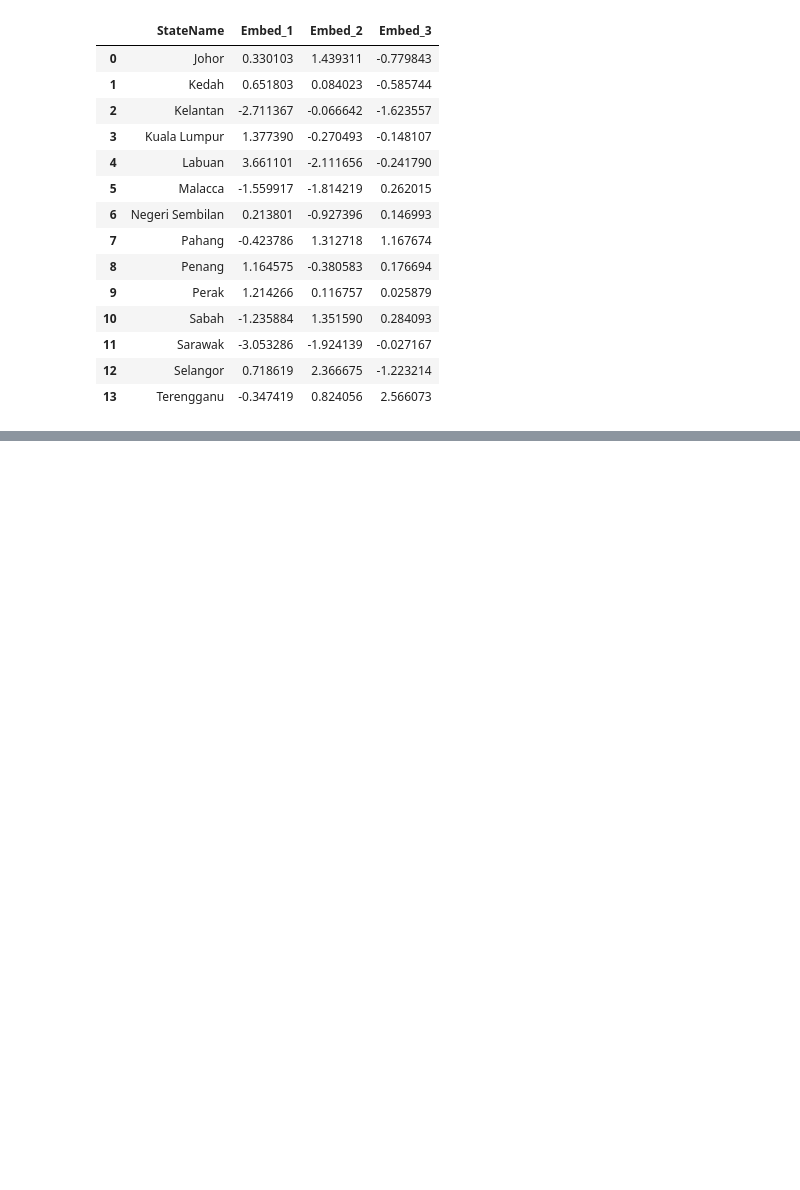
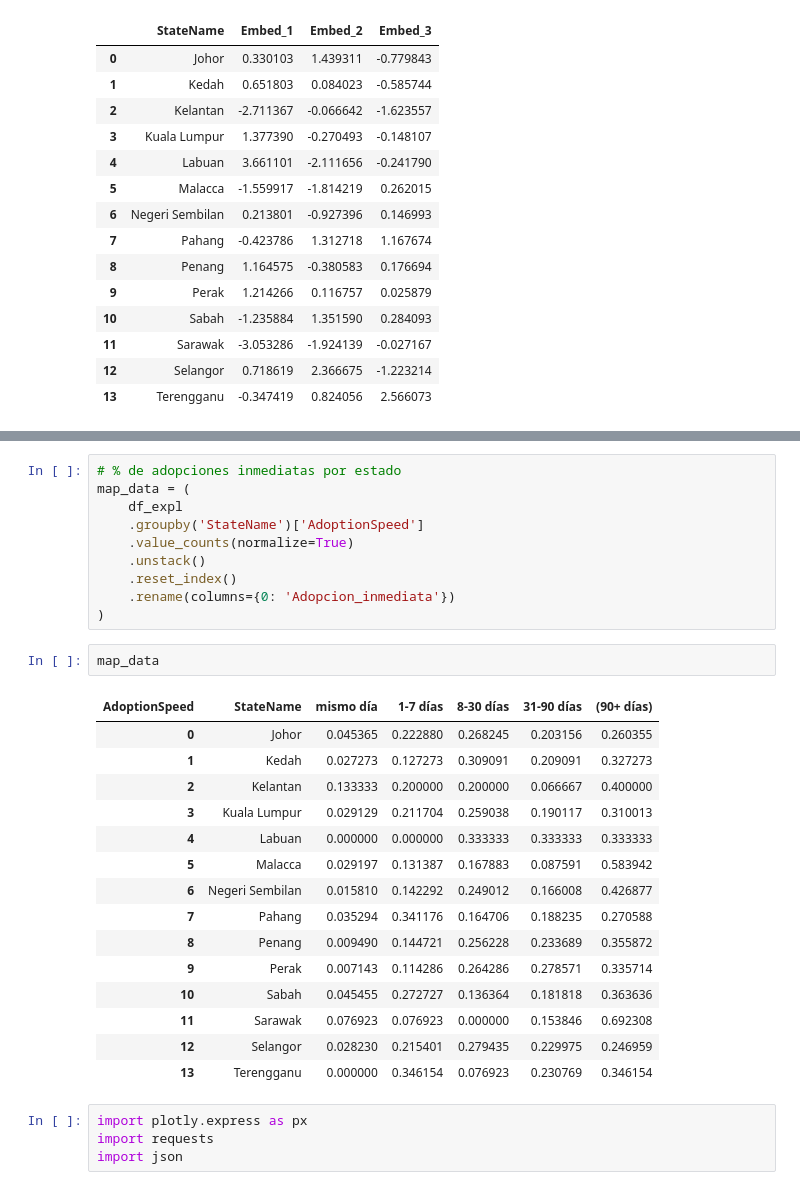
Before and after one commit to ctalamilla/austral-mcd-ldi2, a Jupyter notebook: TP_Grupo7_LDI2.ipynb, the cells around one changed output, grey strips where cells are left out. Saved outputs shown, nothing was run; the diff lists cells and outputs as text; blank space fills up the shorter version.

```diff
--- a/TP_Grupo7_LDI2.ipynb
+++ b/TP_Grupo7_LDI2.ipynb
@@ -1103,0 +1126,32 @@ df_embeddings.reset_index()
+# %%
+# % de adopciones inmediatas por estado
+map_data = (
+    df_expl
+    .groupby('StateName')['AdoptionSpeed']
+    .value_counts(normalize=True)
+    .unstack()
+    .reset_index()
+    .rename(columns={0: 'Adopcion_inmediata'})
+)
+# %%
+map_data
+# %% [output]
+| AdoptionSpeed | StateName | mismo día | 1-7 días | 8-30 días | 31-90 días | (90+ días) |
+| 0 | Johor | 0.045365 | 0.222880 | 0.268245 | 0.203156 | 0.260355 |
+| 1 | Kedah | 0.027273 | 0.127273 | 0.309091 | 0.209091 | 0.327273 |
+| 2 | Kelantan | 0.133333 | 0.200000 | 0.200000 | 0.066667 | 0.400000 |
+| 3 | Kuala Lumpur | 0.029129 | 0.211704 | 0.259038 | 0.190117 | 0.310013 |
+| 4 | Labuan | 0.000000 | 0.000000 | 0.333333 | 0.333333 | 0.333333 |
+| 5 | Malacca | 0.029197 | 0.131387 | 0.167883 | 0.087591 | 0.583942 |
+| 6 | Negeri Sembilan | 0.015810 | 0.142292 | 0.249012 | 0.166008 | 0.426877 |
+| 7 | Pahang | 0.035294 | 0.341176 | 0.164706 | 0.188235 | 0.270588 |
+| 8 | Penang | 0.009490 | 0.144721 | 0.256228 | 0.233689 | 0.355872 |
+| 9 | Perak | 0.007143 | 0.114286 | 0.264286 | 0.278571 | 0.335714 |
+| 10 | Sabah | 0.045455 | 0.272727 | 0.136364 | 0.181818 | 0.363636 |
+| 11 | Sarawak | 0.076923 | 0.076923 | 0.000000 | 0.153846 | 0.692308 |
+| 12 | Selangor | 0.028230 | 0.215401 | 0.279435 | 0.229975 | 0.246959 |
+| 13 | Terengganu | 0.000000 | 0.346154 | 0.076923 | 0.230769 | 0.346154 |
+# %%
+import plotly.express as px
+import requests
+import json
```
Also changed, not shown: parts of 6 cells of this notebook, 1 other file.
